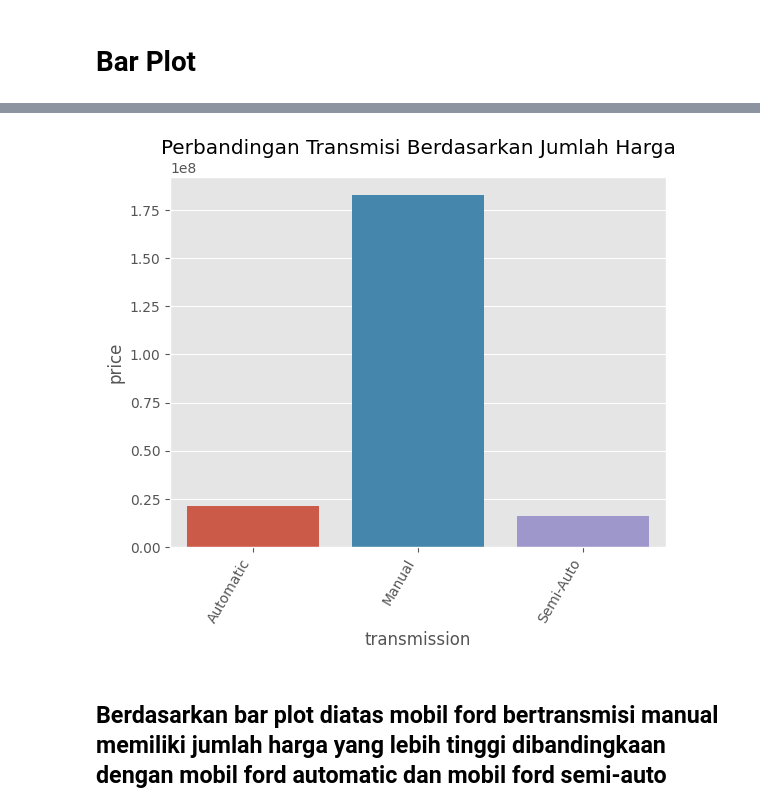
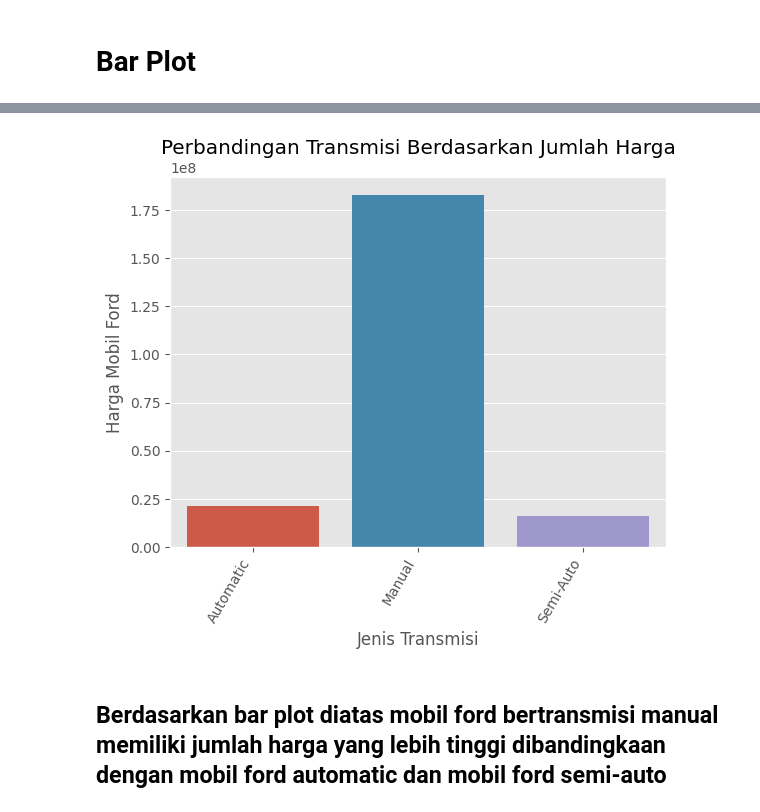
Before and after one commit to tiaadri15/Praktikum_KB, a Jupyter notebook: Posttest_KB_3/Posttest3.ipynb, the cells around one changed output, grey strips where cells are left out. Cells and saved outputs as stored; diff of their text form; code cells hidden in the pictures.

```diff
--- a/Posttest_KB_3/Posttest3.ipynb
+++ b/Posttest_KB_3/Posttest3.ipynb
@@ -7,8 +7,12 @@
 ## Praktikum Mata Kuliah Kecerdasan Buatan
 # %%
 import pandas as pd
+import matplotlib.pyplot as plt
+import matplotlib
 import seaborn as sns
 import numpy as np
+
+matplotlib.style.use('ggplot')
 # %%
 df = pd.read_csv('ford.csv')
 df_ford = pd.read_csv('ford.csv')
@@ -50,12 +54,14 @@ transmission_group.head()
 # %%
 # seaborn
 sns.barplot(x=transmission_group.index,
             y=transmission_group['price'])
 plt.xticks(rotation=60, ha='right')
 plt.title('Perbandingan Transmisi Berdasarkan Jumlah Harga')
+plt.xlabel('Jenis Transmisi')
+plt.ylabel('Harga Mobil Ford')
 plt.show()
 # %% [output]
-[figure, old version]
+[figure, new version]
 # %% [markdown]
 ## Berdasarkan bar plot diatas mobil ford bertransmisi manual memiliki jumlah harga yang lebih tinggi dibandingkaan dengan mobil ford automatic dan mobil ford semi-auto
 # %% [markdown]
```
Also changed, not shown: parts of 5 cells of this notebook.
